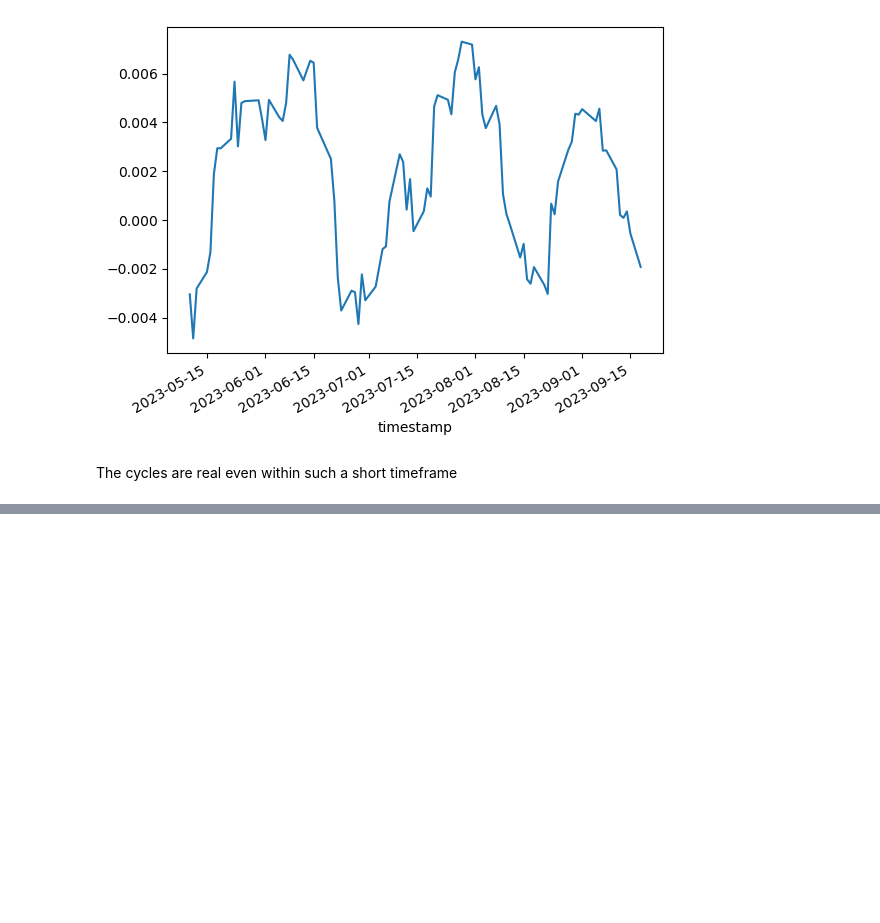
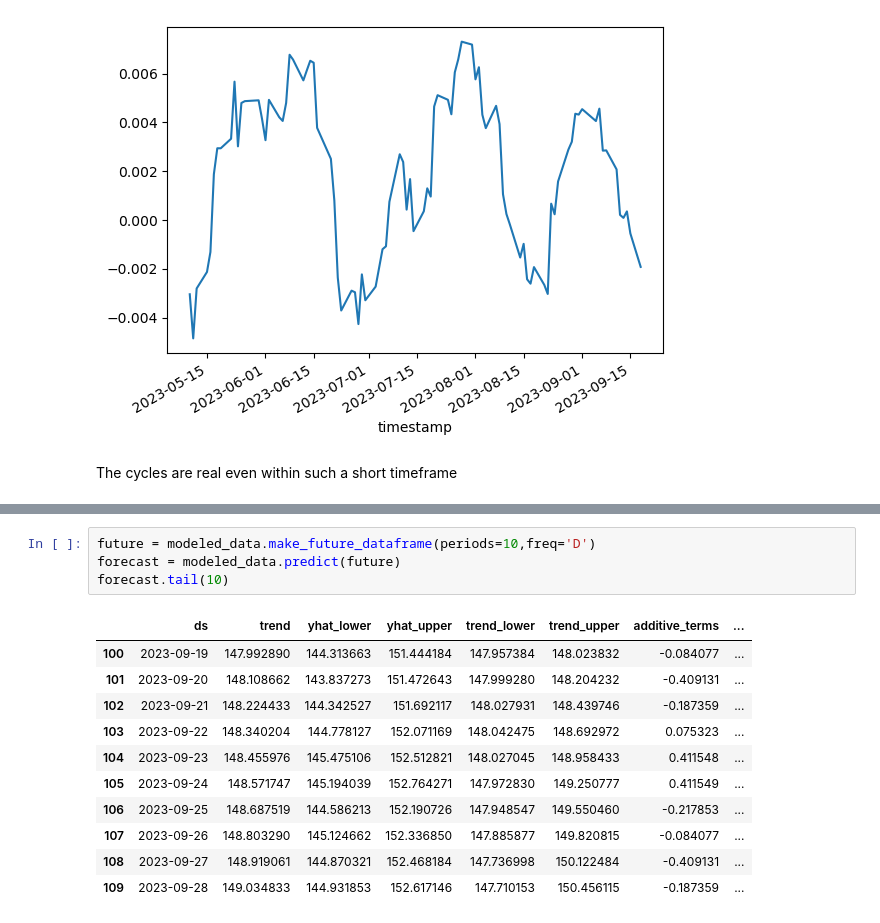
Before and after one commit to peekknuf/finance, a Jupyter notebook: IBM_analysis.ipynb, the cells around one changed output, grey strips where cells are left out. Drawn from its saved outputs; the diff is of its cells as text; blank space fills up the shorter version.

```diff
--- a/IBM_analysis.ipynb
+++ b/IBM_analysis.ipynb
@@ -143,0 +177,16 @@ The cycles are real even within such a short timeframe
+# %%
+future = modeled_data.make_future_dataframe(periods=10,freq='D')
+forecast = modeled_data.predict(future)
+forecast.tail(10)
+# %% [output]
+|  | ds | trend | yhat_lower | yhat_upper | trend_lower | trend_upper | additive_terms | ... |
+| 100 | 2023-09-19 | 147.992890 | 144.313663 | 151.444184 | 147.957384 | 148.023832 | -0.084077 | ... |
+| 101 | 2023-09-20 | 148.108662 | 143.837273 | 151.472643 | 147.999280 | 148.204232 | -0.409131 | ... |
+| 102 | 2023-09-21 | 148.224433 | 144.342527 | 151.692117 | 148.027931 | 148.439746 | -0.187359 | ... |
+| 103 | 2023-09-22 | 148.340204 | 144.778127 | 152.071169 | 148.042475 | 148.692972 | 0.075323 | ... |
+| 104 | 2023-09-23 | 148.455976 | 145.475106 | 152.512821 | 148.027045 | 148.958433 | 0.411548 | ... |
+| 105 | 2023-09-24 | 148.571747 | 145.194039 | 152.764271 | 147.972830 | 149.250777 | 0.411549 | ... |
+| 106 | 2023-09-25 | 148.687519 | 144.586213 | 152.190726 | 147.948547 | 149.550460 | -0.217853 | ... |
+| 107 | 2023-09-26 | 148.803290 | 145.124662 | 152.336850 | 147.885877 | 149.820815 | -0.084077 | ... |
+| 108 | 2023-09-27 | 148.919061 | 144.870321 | 152.468184 | 147.736998 | 150.122484 | -0.409131 | ... |
+| 109 | 2023-09-28 | 149.034833 | 144.931853 | 152.617146 | 147.710153 | 150.456115 | -0.187359 | ... |
```
Also changed, not shown: parts of 5 cells of this notebook.
